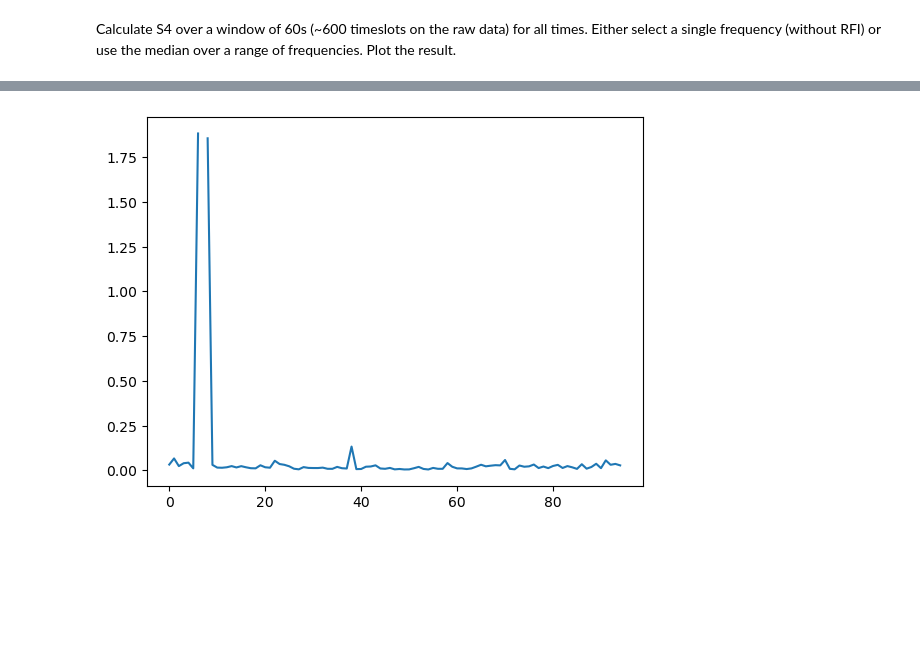
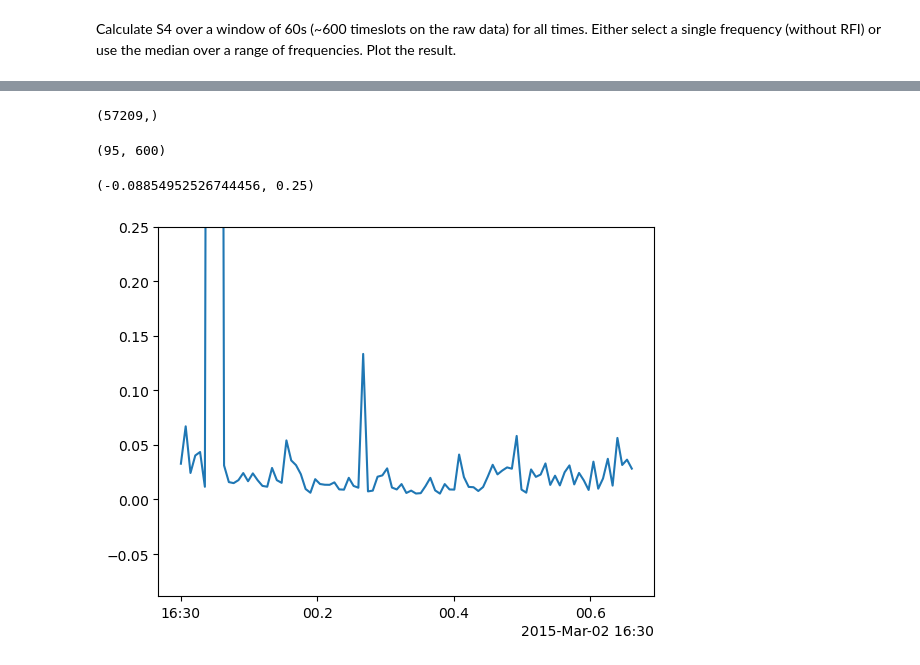
Before and after one commit to STELLAR-H2020/LofarIonoLectures, a Jupyter notebook: LOFAR ionospheric scintillation data.ipynb, the cells around one changed output, grey strips where cells are left out. Saved outputs shown, nothing was run; the diff lists cells and outputs as text; code cells hidden in the pictures; blank space fills up the shorter version.

```diff
--- a/LOFAR ionospheric scintillation data.ipynb
+++ b/LOFAR ionospheric scintillation data.ipynb
@@ -208,5 +216,29 @@ median_data.shape
+# %%
+median_data = np.median(data_no_rfi, axis=1)
+# %%
+median_data.shape
+# %% [output]
+(57209,)
+# %%
+# Make sure the data can be divided evenly into chunks of 600 timeslots
+rounded_ntimes = ntimes - ntimes % 600
+median_data = median_data[0:rounded_ntimes]
+# %%
+# Divide the data into time chunks and take the variance of each
+median_data_chunks = np.reshape(median_data, (-1, 600))
+median_data_chunks.shape
+# %% [output]
+(95, 600)
+# %%
+s4 = np.sqrt(
+    np.var(median_data_chunks, axis=1) / (np.mean(median_data_chunks, axis=1) ** 2)
+)
 # %%
+s4_times = np.linspace(time_start.mjd, time_end.mjd, len(S4))
 fig, ax = plt.subplots()
-ax.plot(S4);
+ax.plot(Time(s4_times, format='mjd').datetime, s4);
+ax.xaxis.set_major_formatter(ConciseDateFormatter(ax.xaxis.get_major_locator()))
+ax.set_ylim(None, 0.25)
 # %% [output]
+(-0.08854952526744456, 0.25)
-[figure, old version]
+[figure, new version]
```
Also changed, not shown: parts of 10 cells of this notebook.
